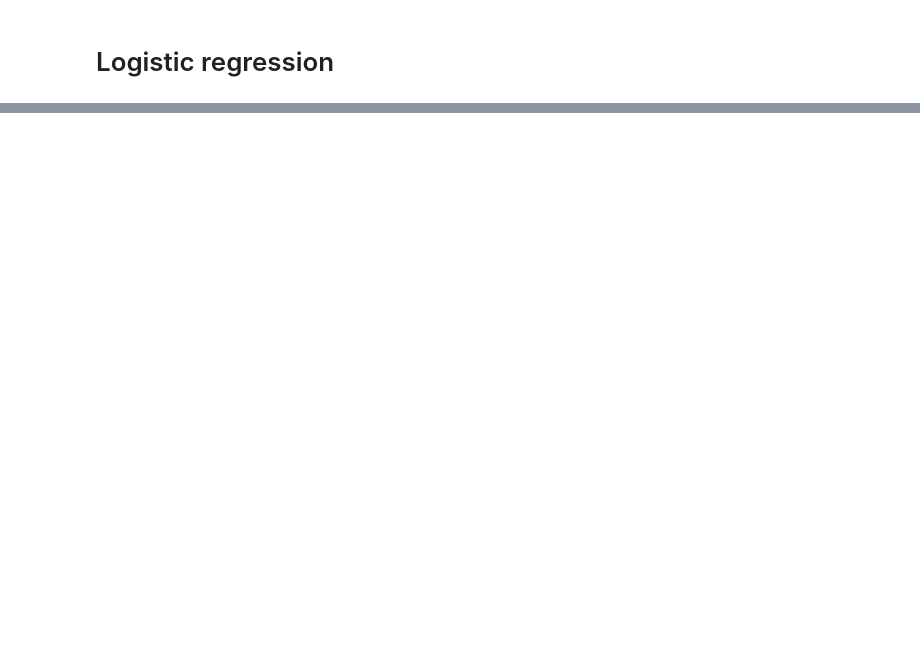
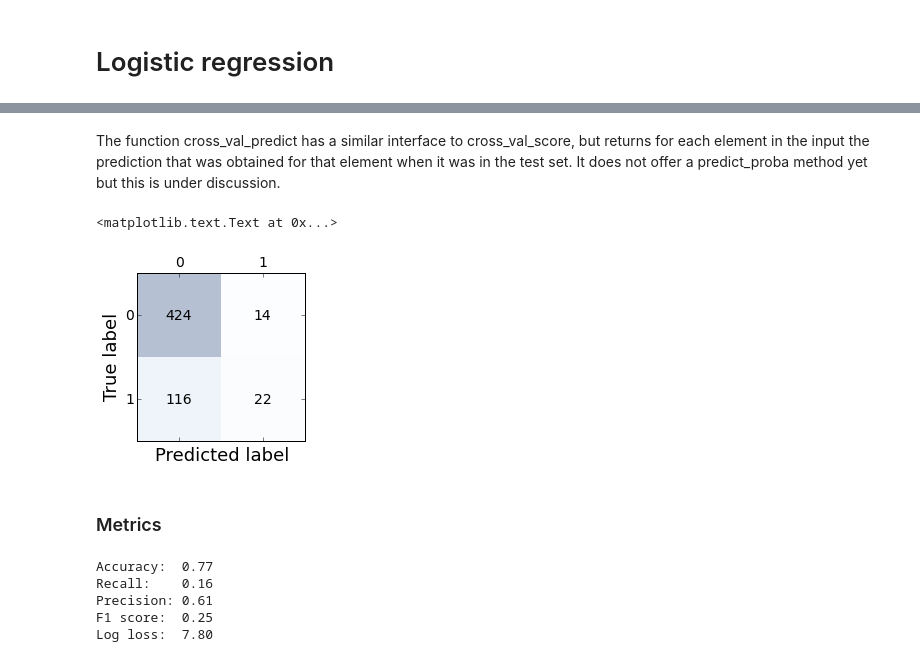
Before and after one commit to jhalverson/data_science, a Jupyter notebook: project_blood_donations/LogisticRegression.ipynb, the cells around one changed output, grey strips where cells are left out. Saved outputs shown, nothing was run; the diff lists cells and outputs as text; code cells hidden in the pictures; blank space fills up the shorter version.

```diff
--- a/project_blood_donations/LogisticRegression.ipynb
+++ b/project_blood_donations/LogisticRegression.ipynb
@@ -72,0 +101,33 @@ df_out.to_csv('logistic_regression.csv', index=False, header=True)
+# %% [markdown]
+The function cross_val_predict has a similar interface to cross_val_score, but returns for each element in the input the prediction that was obtained for that element when it was in the test set. It does not offer a predict_proba method yet but this is under discussion.
+# %%
+fig, ax = plt.subplots(figsize=(3, 3))
+ax.matshow(confmat, cmap=plt.cm.Blues, alpha=0.3)
+for i in range(confmat.shape[0]):
+    for j in range(confmat.shape[1]):
+        ax.text(x=j, y=i, s=confmat[i, j], va='center', ha='center')
+plt.xlabel('Predicted label')
+plt.ylabel('True label')
+# %% [output]
+<matplotlib.text.Text at 0x...>
+[figure, added]
+# %% [markdown]
+### Metrics
+# %%
+from sklearn.metrics import accuracy_score
+from sklearn.metrics import recall_score
+from sklearn.metrics import precision_score
+from sklearn.metrics import f1_score
+from sklearn.metrics import log_loss
+
+print 'Accuracy:  %.2f' % accuracy_score(y_true=y_train, y_pred=y_train_pred_cv)
+print 'Recall:    %.2f' % recall_score(y_true=y_train, y_pred=y_train_pred_cv)
+print 'Precision: %.2f' % precision_score(y_true=y_train, y_pred=y_train_pred_cv)
+print 'F1 score:  %.2f' % f1_score(y_true=y_train, y_pred=y_train_pred_cv)
+print 'Log loss:  %.2f' % log_loss(y_true=y_train, y_pred=y_train_pred_cv)
+# %% [output]
+Accuracy:  0.77
+Recall:    0.16
+Precision: 0.61
+F1 score:  0.25
+Log loss:  7.80
```
Also changed, not shown: parts of 19 cells of this notebook.
